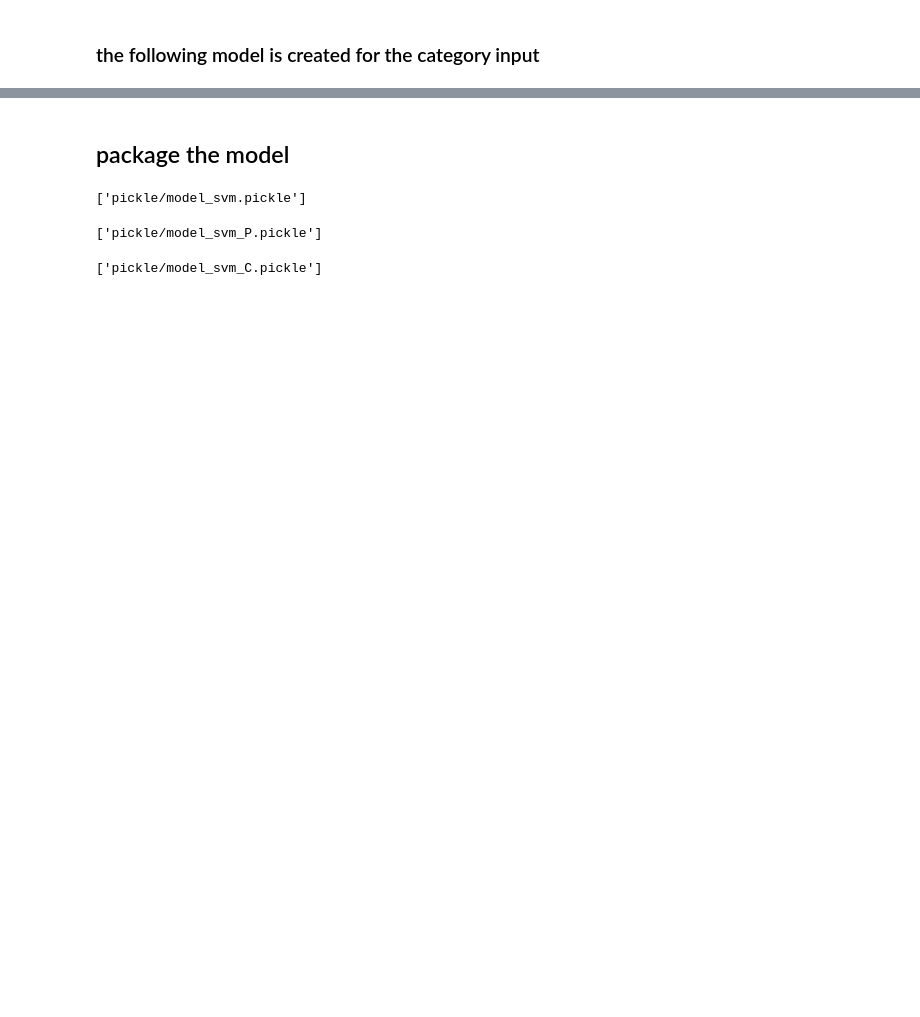
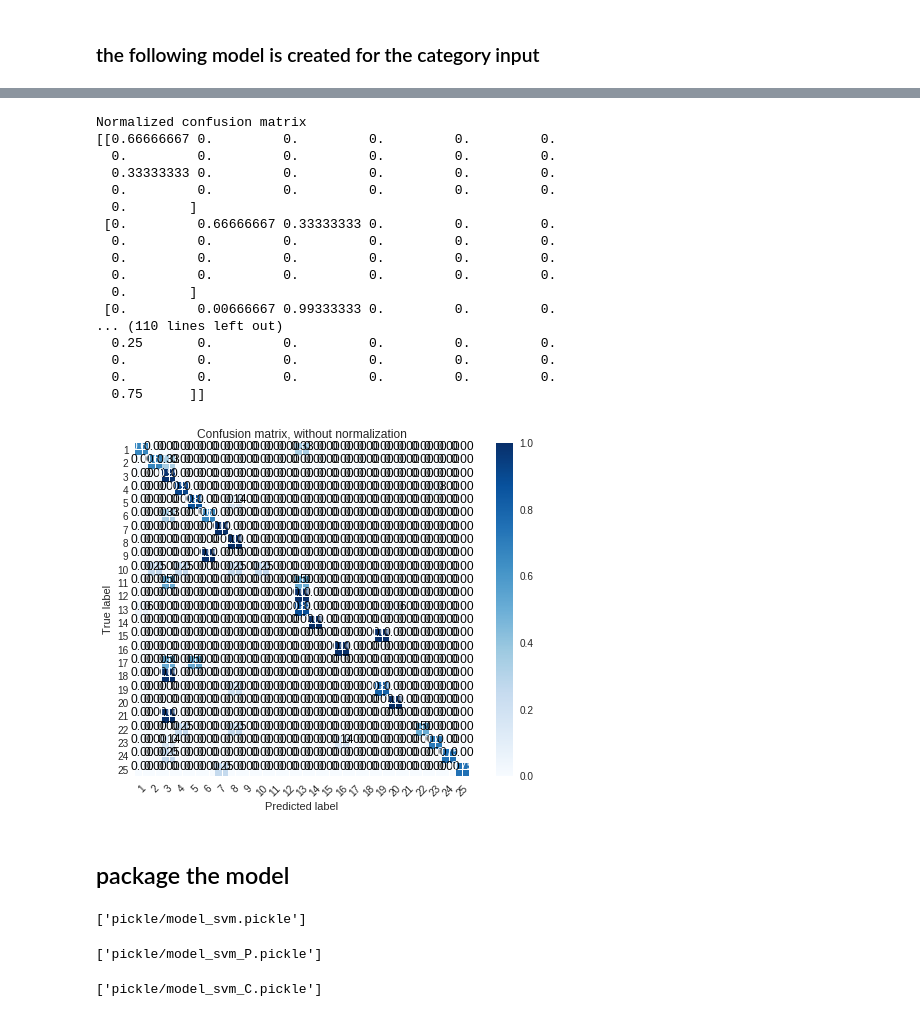
Before and after one commit to pmanlukas/colabSVM, a Jupyter notebook: linear_classifier.ipynb, the cells around one changed output, grey strips where cells are left out. Saved outputs shown, nothing was run; the diff lists cells and outputs as text; code cells hidden in the pictures; blank space fills up the shorter version.

```diff
--- a/linear_classifier.ipynb
+++ b/linear_classifier.ipynb
@@ -208,3 +222,6 @@ X_trainP, X_testP, y_trainP, y_testP = train_test_split(texts, labelsPath, test_
 # %%
 #split for category texts and labels
 X_trainC, X_testC, y_trainC, y_testC = train_test_split(cat_texts, labelsCat, test_size=0.3, random_state=0)
+# %%
+#split for info texts and labels
+X_trainI, X_testI, y_trainI, y_testI = train_test_split(texts_info_cat, labelsCat, test_size=0.3, random_state=0)
@@ -215,5 +235,8 @@ from sklearn import model_selection, preprocessing, linear_model
 encoder = preprocessing.LabelEncoder()
 y_trainC = encoder.fit_transform(y_trainC)
 y_testC = encoder.fit_transform(y_testC)
+
+y_trainI = encoder.fit_transform(y_trainI)
+y_testI = encoder.fit_transform(y_testI)
 # %%
 y_testC
@@ -387,3 +572,34 @@ CV of nb:
 [0.45679012 0.49367089 0.51351351 0.50684932 0.52857143 0.5625
  0.59016393 0.63636364 0.71698113 0.7       ]
 0.5705403969551514
+# %%
+#TODO: change code to use sklearn Pipeline
+
+t1 = datetime.now()
+
+clfSVC = SGDClassifier(loss='hinge', penalty='l2',alpha=1e-3, max_iter=15, random_state=42)
+clfNB = MultinomialNB()
+
+#fit to vectorizer
+XtrainC = tf_transformer.transform(X_trainI)
+XtestC = tf_transformer.transform(X_testI)
+
+
+print(datetime.now() - t1)
+print(XtrainC.shape)
+
+#fit model to data
+model_svm_c = clfSVC.fit(XtrainC, y_trainI)
+model_nb_c = clfNB.fit(XtrainC, y_trainI)
+
+#cross validation
+score_svm_C = cross_val_score(model_svm_c, XtrainC, y_trainI, cv=10, n_jobs=-1)
+score_nb_C = cross_val_score(model_nb_c, XtrainC, y_trainI, cv=10, n_jobs=-1)
+
+print(datetime.now() - t1)
+print("CV of SVM:")
+print(score_svm_C)
+print(sum(score_svm_C) / len(score_svm_C))
+print("CV of nb:")
+print(score_nb_C)
+print(sum(score_nb_C) / len(score_nb_C))
@@ -390,3 +618,29 @@ CV of nb:
+# %%
+y_pred = cross_val_predict(model_svm_c,XtestC,y_testI,cv=10)
+conf_mat = confusion_matrix(y_testI,y_pred)
+conf_mat
+plt.figure()
+plot_confusion_matrix(conf_mat, classes=list(range(1,26)), normalize=True,
+                      title='Confusion matrix, without normalization')
+# %% [output]
+Normalized confusion matrix
+[[0.66666667 0.         0.         0.         0.         0.
+  0.         0.         0.         0.         0.         0.
+  0.33333333 0.         0.         0.         0.         0.
+  0.         0.         0.         0.         0.         0.
+  0.        ]
+ [0.         0.66666667 0.33333333 0.         0.         0.
+  0.         0.         0.         0.         0.         0.
+  0.         0.         0.         0.         0.         0.
+  0.         0.         0.         0.         0.         0.
+  0.        ]
+ [0.         0.00666667 0.99333333 0.         0.         0.
+... (110 lines left out)
+  0.25       0.         0.         0.         0.         0.
+  0.         0.         0.         0.         0.         0.
+  0.         0.         0.         0.         0.         0.
+  0.75      ]]
+[figure, added]
 # %% [markdown]
 ## package the model
 # %%
```
Also changed, not shown: parts of 20 cells of this notebook.
